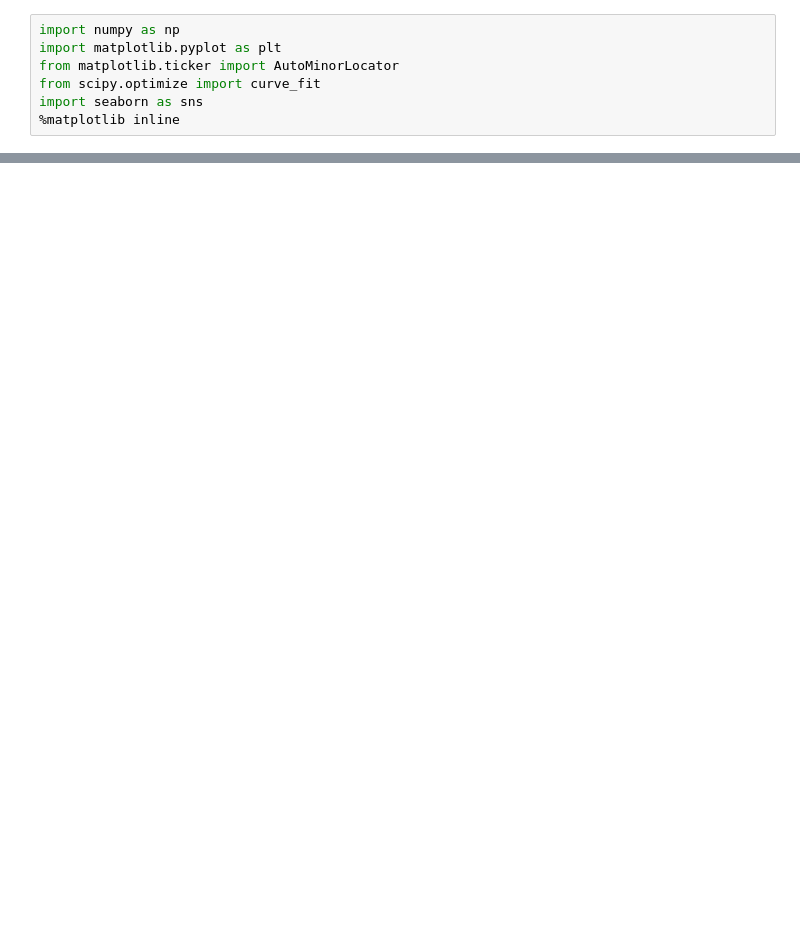
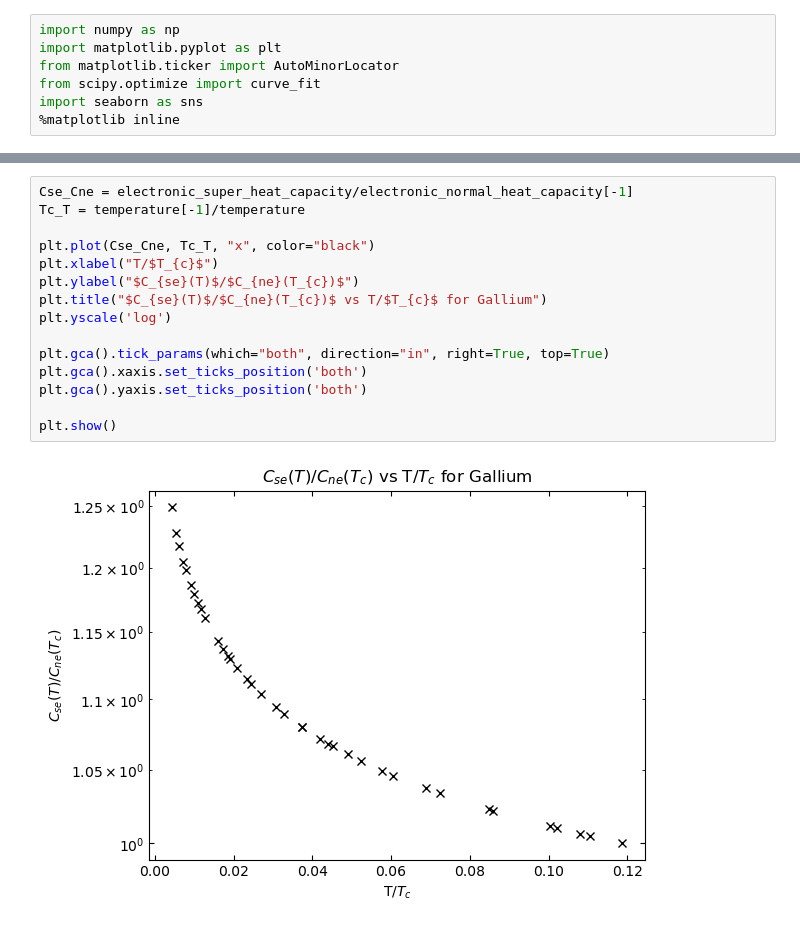
Before and after one commit to djordjepmihajlovic/SuperConductive, a Jupyter notebook: Ga/Gallium.ipynb, the cells around one changed output, grey strips where cells are left out. Saved outputs shown, nothing was run; the diff lists cells and outputs as text; blank space fills up the shorter version.

```diff
--- a/Ga/Gallium.ipynb
+++ b/Ga/Gallium.ipynb
@@ -48,0 +93,17 @@ Slope =  1.4272051229908012
+# %%
+Cse_Cne = electronic_super_heat_capacity/electronic_normal_heat_capacity[-1]
+Tc_T = temperature[-1]/temperature
+
+plt.plot(Cse_Cne, Tc_T, "x", color="black")
+plt.xlabel("T/$T_{c}$")
+plt.ylabel("$C_{se}(T)$/$C_{ne}(T_{c})$")
+plt.title("$C_{se}(T)$/$C_{ne}(T_{c})$ vs T/$T_{c}$ for Gallium")
+plt.yscale('log')
+
+plt.gca().tick_params(which="both", direction="in", right=True, top=True)
+plt.gca().xaxis.set_ticks_position('both')
+plt.gca().yaxis.set_ticks_position('both')
+
+plt.show()
+# %% [output]
+[figure, added]
```
Also changed, not shown: parts of 5 cells of this notebook, 12 other files.
